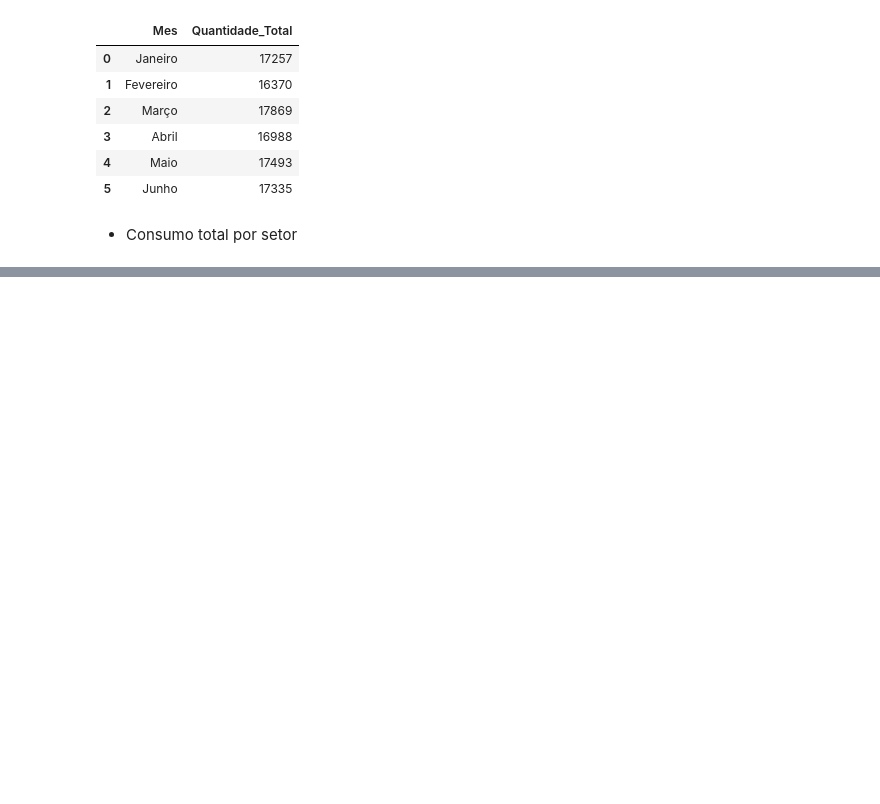
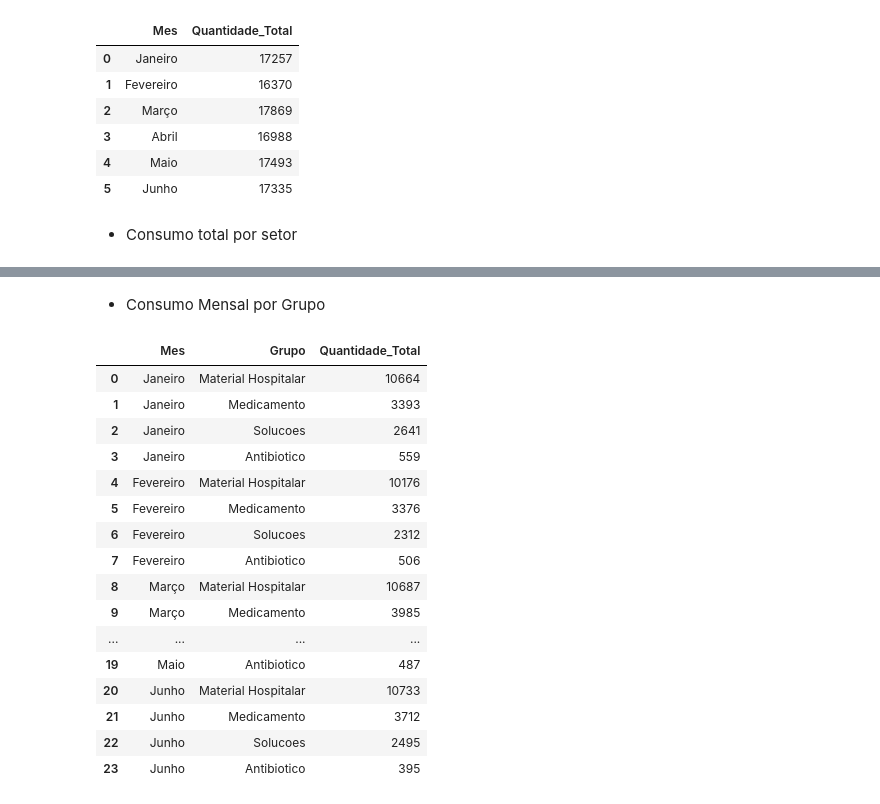
Before and after one commit to AdrianAlves-Nct/analise-estoque-hospitalar, a Jupyter notebook: notebooks/analise_consumo_mensal.ipynb, the cells around one changed output, grey strips where cells are left out. Cells and saved outputs as stored; diff of their text form; code cells hidden in the pictures; blank space fills up the shorter version.

```diff
--- a/notebooks/analise_consumo_mensal.ipynb
+++ b/notebooks/analise_consumo_mensal.ipynb
@@ -176,0 +232,30 @@ display(df_consumo_total_mes)
+# %% [markdown]
+- Consumo Mensal por Grupo
+# %%
+df_consumo_mensal_grupo = df_consumo_mensal.groupby(["Mes", "Grupo"]).agg(
+    Quantidade_Total=("Quantidade_Consumida","sum")
+).reset_index()
+
+df_consumo_mensal_grupo["Mes"] = pd.Categorical(df_consumo_mensal_grupo["Mes"], categories=lista_meses_pt, ordered=True)
+
+df_consumo_mensal_grupo = df_consumo_mensal_grupo.sort_values(by=["Mes", "Quantidade_Total"], ascending=[True, False]).reset_index(drop=True)
+
+display(df_consumo_mensal_grupo)
+# %% [output]
+|  | Mes | Grupo | Quantidade_Total |
+| 0 | Janeiro | Material Hospitalar | 10664 |
+| 1 | Janeiro | Medicamento | 3393 |
+| 2 | Janeiro | Solucoes | 2641 |
+| 3 | Janeiro | Antibiotico | 559 |
+| 4 | Fevereiro | Material Hospitalar | 10176 |
+| 5 | Fevereiro | Medicamento | 3376 |
+| 6 | Fevereiro | Solucoes | 2312 |
+| 7 | Fevereiro | Antibiotico | 506 |
+| 8 | Março | Material Hospitalar | 10687 |
+| 9 | Março | Medicamento | 3985 |
+| ... | ... | ... | ... |
+| 19 | Maio | Antibiotico | 487 |
+| 20 | Junho | Material Hospitalar | 10733 |
+| 21 | Junho | Medicamento | 3712 |
+| 22 | Junho | Solucoes | 2495 |
+| 23 | Junho | Antibiotico | 395 |
```
Also changed, not shown: parts of 11 cells of this notebook.
